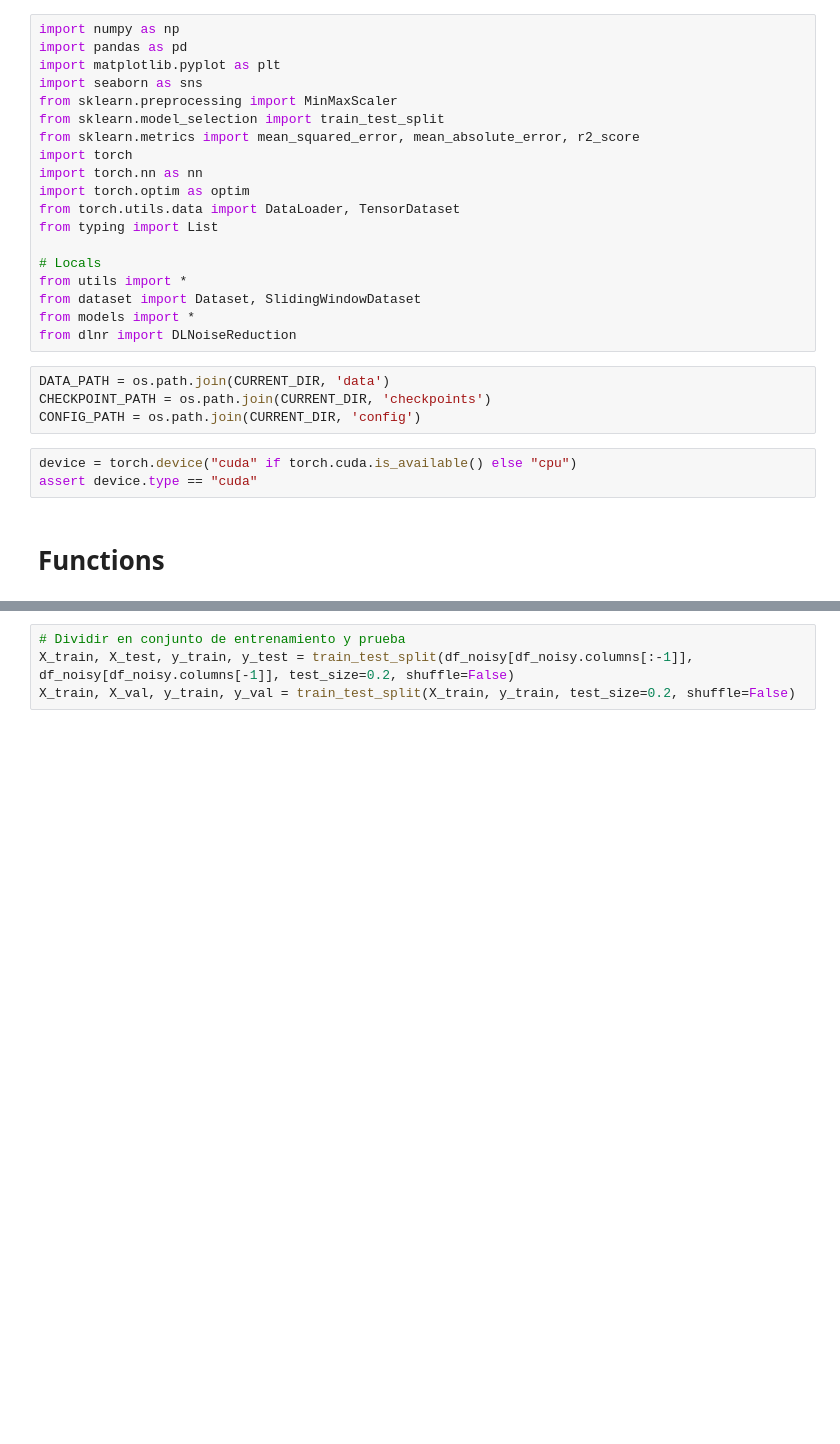
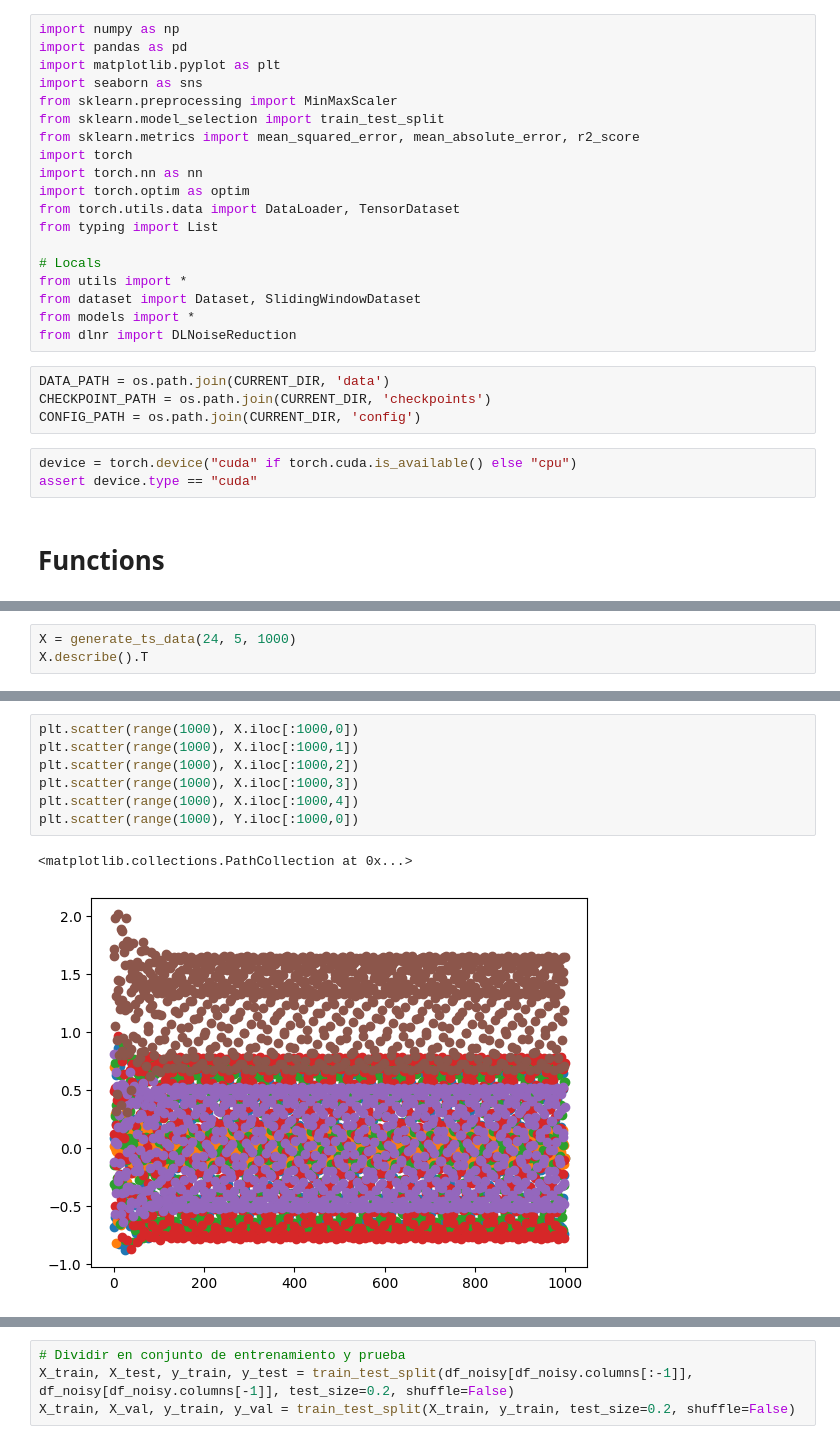
Before and after one commit to ari-dasci/S-DenoGrad, a Jupyter notebook: src/WTH/dense_NN.ipynb, the cells around one changed output, grey strips where cells are left out. Saved outputs shown, nothing was run; the diff lists cells and outputs as text; blank space fills up the shorter version.

```diff
--- a/src/WTH/dense_NN.ipynb
+++ b/src/WTH/dense_NN.ipynb
@@ -109,0 +114,3 @@ for col in df.columns:
+# %%
+X = generate_ts_data(24, 5, 1000)
+X.describe().T
@@ -109,0 +137,10 @@ for col in df.columns:
+# %%
+plt.scatter(range(1000), X.iloc[:1000,0])
+plt.scatter(range(1000), X.iloc[:1000,1])
+plt.scatter(range(1000), X.iloc[:1000,2])
+plt.scatter(range(1000), X.iloc[:1000,3])
+plt.scatter(range(1000), X.iloc[:1000,4])
+plt.scatter(range(1000), Y.iloc[:1000,0])
+# %% [output]
+<matplotlib.collections.PathCollection at 0x...>
+[figure, added]
```
Also changed, not shown: parts of 91 cells of this notebook, 9 other files.
